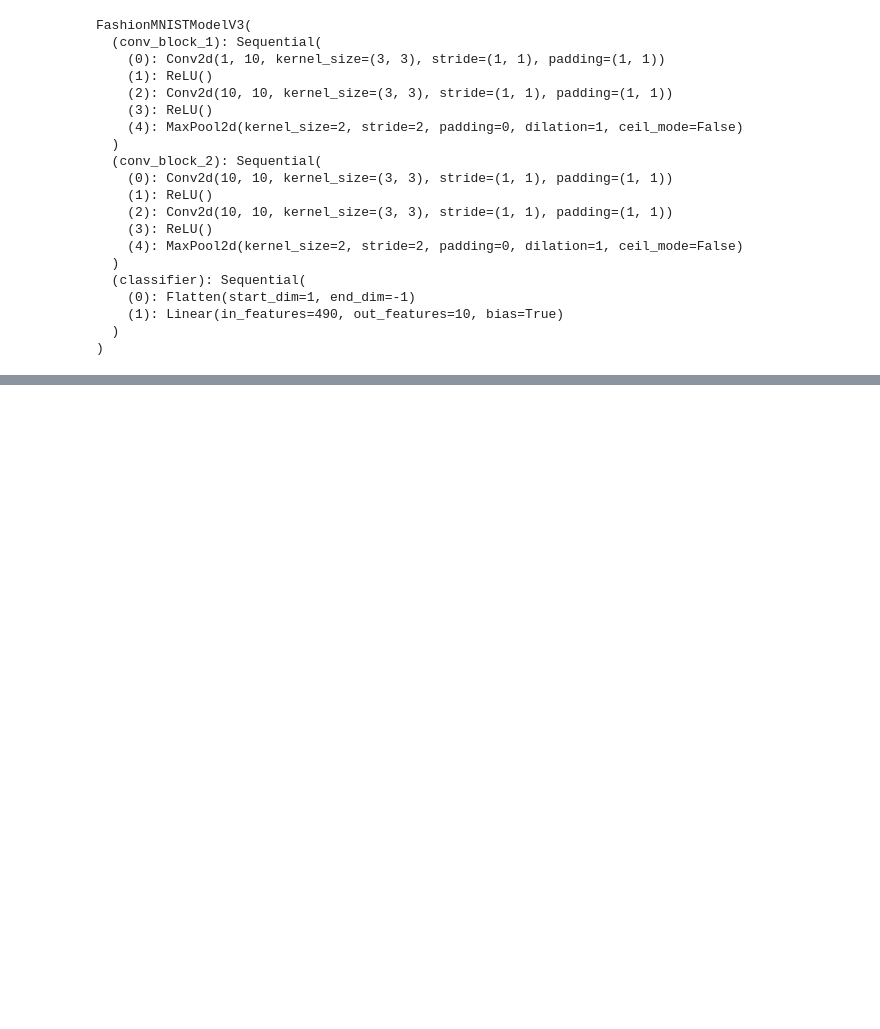
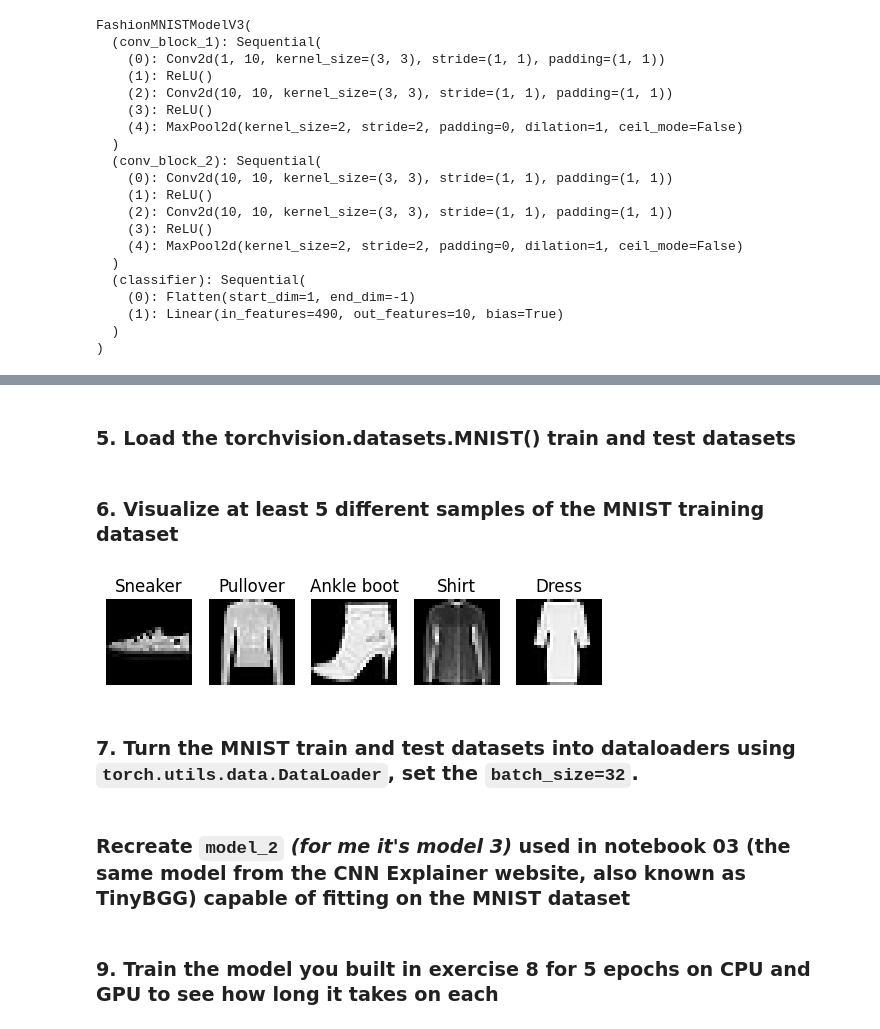
Before and after one commit to JustinTrannn/learningPytorch, a Jupyter notebook: 03_Pytorch_Computer_Vision.ipynb, the cells around one changed output, grey strips where cells are left out. Cells and saved outputs as stored; diff of their text form; code cells hidden in the pictures; blank space fills up the shorter version.

Commit message:
Completed exercises for 03

```diff
--- a/03_Pytorch_Computer_Vision.ipynb
+++ b/03_Pytorch_Computer_Vision.ipynb
@@ -1346,0 +1367,41 @@ tensor(True)
+# %% [markdown]
+### 5. Load the torchvision.datasets.MNIST() train and test datasets
+# %%
+import torch
+from torch import nn
+from torchvision import datasets
+from torchvision import transforms
+from torchvision.transforms import ToTensor
+
+train_data = datasets.FashionMNIST(
+    root='data',
+    train=True,
+    transform=ToTensor()
+)
+
+test_data = datasets.FashionMNIST(
+    root='data',
+    train=False,
+    transform=ToTensor()
+)
+# %% [markdown]
+### 6. Visualize at least 5 different samples of the MNIST training dataset
+# %%
+# Picking 5 random pictures
+import random
+import matplotlib.pyplot as plt
+
+index = random.sample(range(0, len(train_data)), 5)
+class_names = train_data.classes
+numrows=1
+numcols=5
+for i in range(1, len(index)+1):
+    img, label = train_data[index[i-1]]
+    plt.subplot(numrows, numcols, i)
+    plt.imshow(img.squeeze(), cmap='gray')
+    plt.title(class_names[label])
+    plt.axis(False)
+# %% [output]
+[figure, added]
+# %% [markdown]
+### 7. Turn the MNIST train and test datasets into dataloaders using `torch.utils.data.DataLoader`, set the `batch_size=32`.
@@ -1346,0 +1422,2 @@ tensor(True)
+# %% [markdown]
+### Recreate `model_2` *(for me it's model 3)* used in notebook 03 (the same model from the CNN Explainer website, also known as TinyBGG) capable of fitting on the MNIST dataset
@@ -1346,0 +1474,2 @@ tensor(True)
+# %% [markdown]
+### 9. Train the model you built in exercise 8 for 5 epochs on CPU and GPU to see how long it takes on each
```
Also changed, not shown: parts of 31 cells of this notebook.
